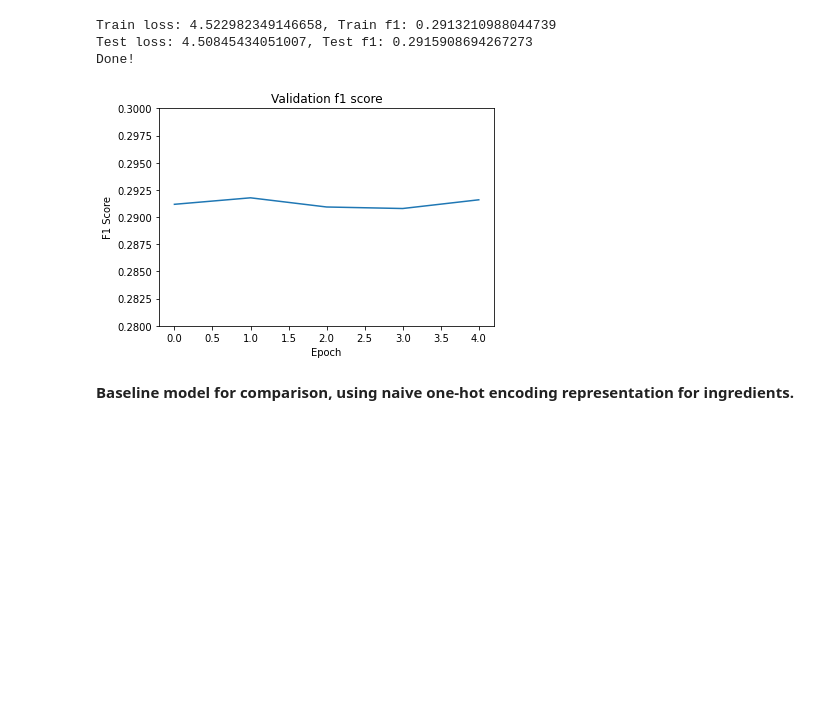
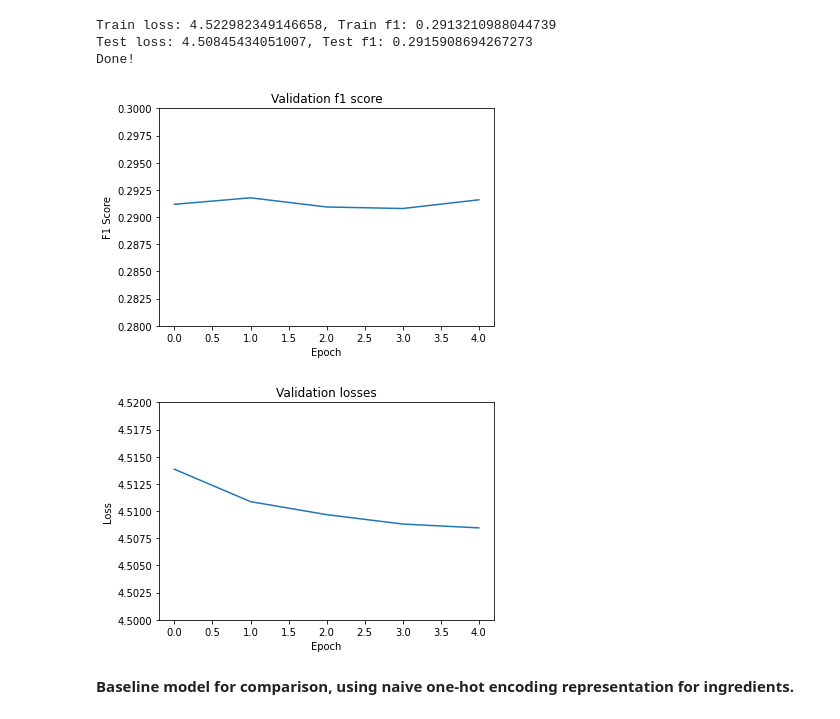
Before and after one commit to ozbej/food-analysis, a Jupyter notebook: recipe_recommendation/recipe_analysis.ipynb, the cells around one changed output. Cells and saved outputs as stored; diff of their text form; code cells hidden in the pictures; blank space fills up the shorter version.

```diff
--- a/recipe_recommendation/recipe_analysis.ipynb
+++ b/recipe_recommendation/recipe_analysis.ipynb
@@ -1351,15 +1351,23 @@ Done!
 # %%
 losses = [4.51385025, 4.510868629, 4.50967360, 4.50880838, 4.5084543]
 f1_scores = [0.291175, 0.291772, 0.290928, 0.290788, 0.291590]
 
 fig, ax = plt.subplots()
 sns.lineplot(data = f1_scores, ax=ax).set(title="Validation f1 score")
 plt.xlabel("Epoch")
 plt.ylabel("F1 Score")
 ax.set_ylim(0.28,0.3)
 plt.show(fig)
+
+fig, ax = plt.subplots()
+sns.lineplot(data = losses, ax=ax).set(title="Validation losses")
+plt.xlabel("Epoch")
+plt.ylabel("Loss")
+ax.set_ylim(4.50,4.52)
+plt.show(fig)
 # %% [output]
 [figure]
+[figure, added]
 # %%
 from sklearn.metrics import classification_report
 # print metrics after final epoch
```
Also changed, not shown: 1 other file.
